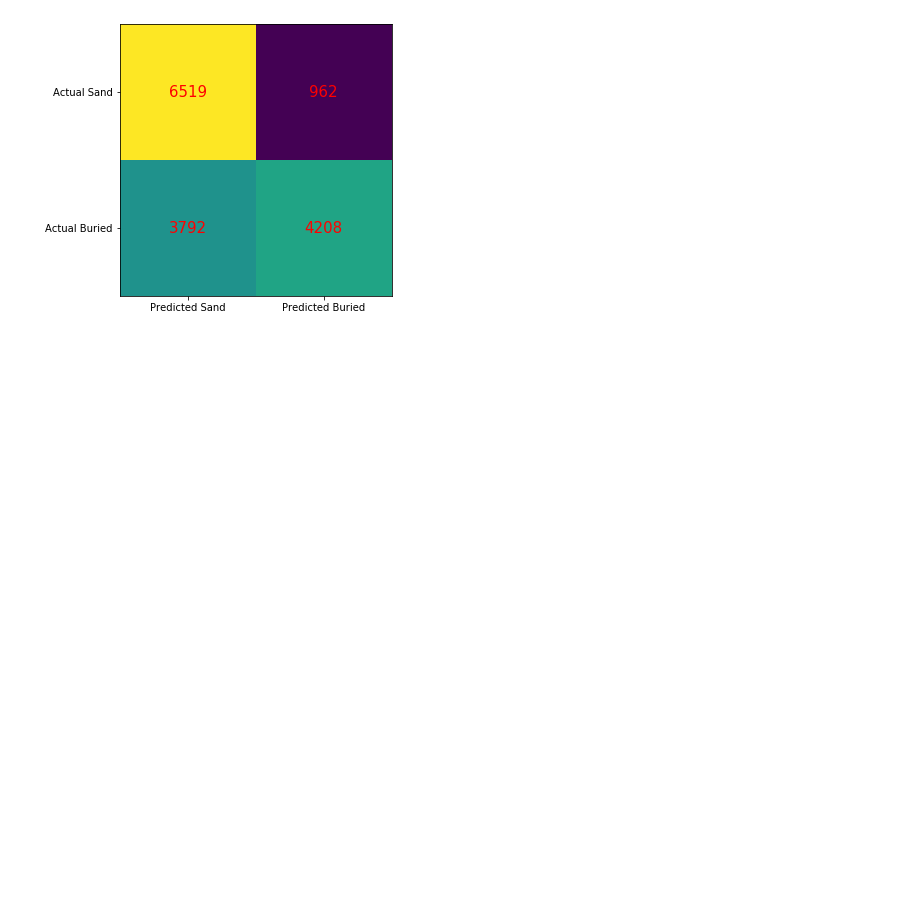
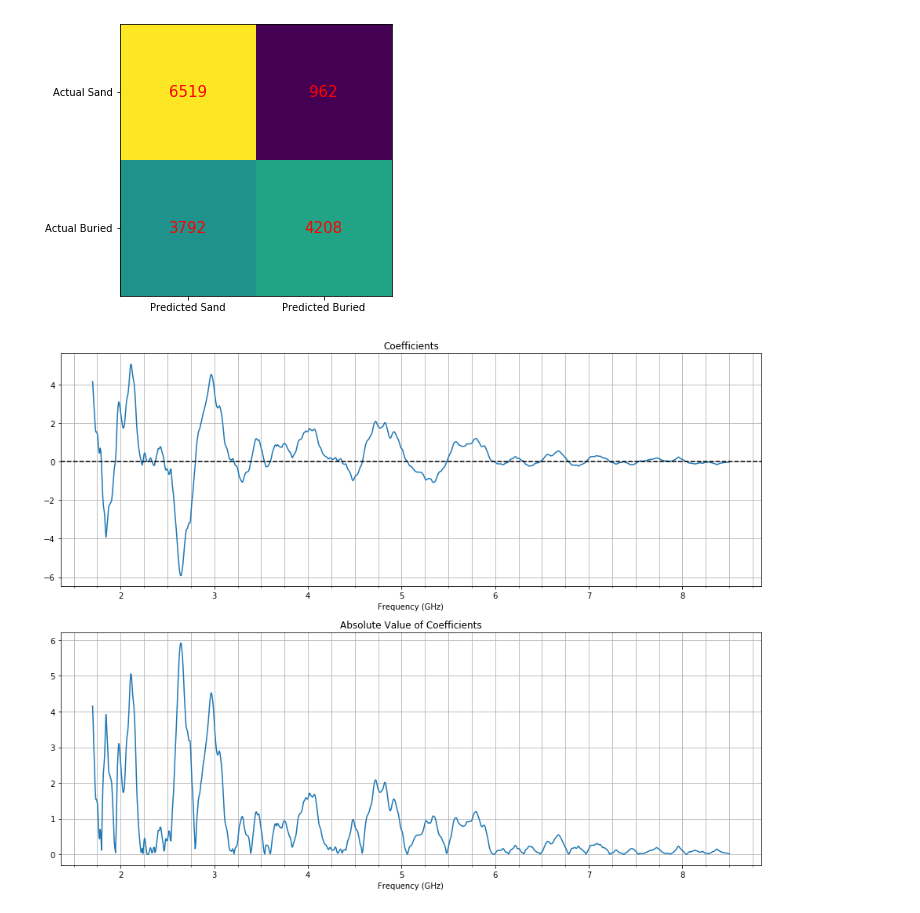
Before and after one commit to lnadi17/ground-penetrating-radar, a Jupyter notebook: gpr.ipynb, the cells around one changed output. Saved outputs shown, nothing was run; the diff lists cells and outputs as text; code cells hidden in the pictures; blank space fills up the shorter version.

```diff
--- a/gpr.ipynb
+++ b/gpr.ipynb
@@ -268,7 +268,7 @@ print(y)
 # %% [output]
 [0 0 0 ... 1 1 1]
 # %%
-model = LogisticRegression(solver='liblinear', random_state=0).fit(x, y)
+model = LogisticRegression(solver='liblinear', C=1, random_state=0).fit(x, y)
 # %%
 probabilities = model.predict_proba(x)
 print(probabilities)
@@ -323,3 +323,25 @@ for i in range(2):
 plt.show()
 # %% [output]
 [figure]
+# %%
+from matplotlib.ticker import MultipleLocator
+fig = plt.figure(figsize=(16, 12))
+ax1, ax2 = fig.subplots(2, 1)
+
+ax1.plot(good_buried[0]/1e9, model.coef_[0])
+ax1.grid(True, which='both')
+ax1.axhline(0, ls='--', color='k')
+ax1.xaxis.set_minor_locator(MultipleLocator(0.25))
+ax1.set_title('Coefficients')
+ax1.set_xlabel('Frequency (GHz)')
+
+
+ax2.plot(good_buried[0]/1e9, np.abs(model.coef_[0]))
+ax2.grid(True, which='both')
+ax2.xaxis.set_minor_locator(MultipleLocator(0.25))
+ax2.set_title('Absolute Value of Coefficients')
+ax2.set_xlabel('Frequency (GHz)')
+
+plt.show()
+# %% [output]
+[figure, added]
```
Also changed, not shown: parts of 13 cells of this notebook.
